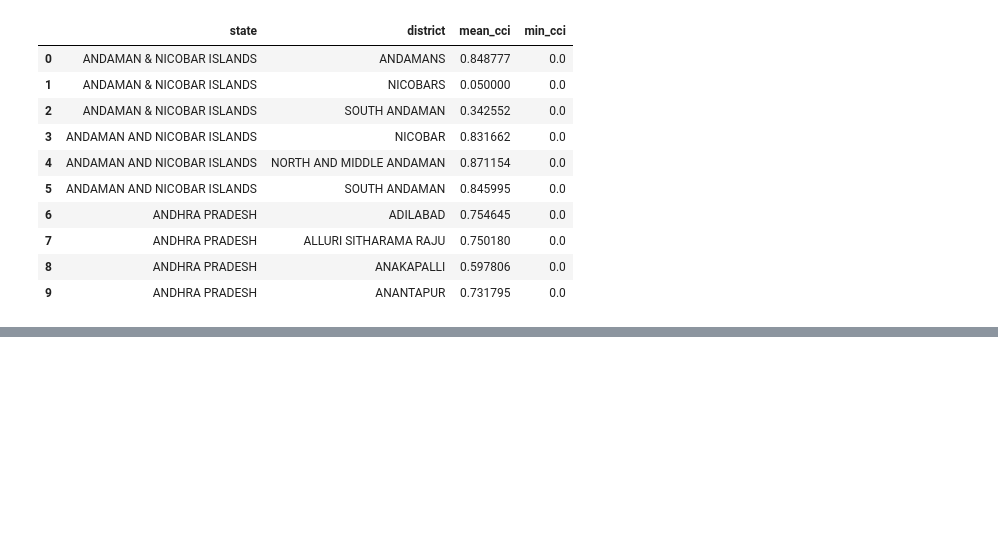
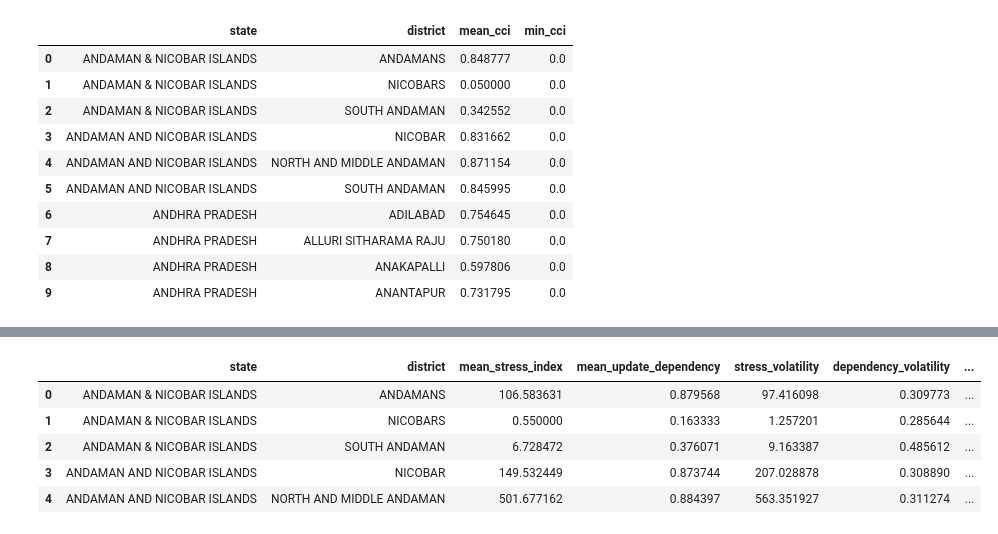
Before and after one commit to MayankDash/Aadhar_UIDAI_DataExploration, a Jupyter notebook: 02_feature_engineering.ipynb, the cells around one changed output, grey strips where cells are left out. Saved outputs shown, nothing was run; the diff lists cells and outputs as text; code cells hidden in the pictures; blank space fills up the shorter version.

```diff
--- a/02_feature_engineering.ipynb
+++ b/02_feature_engineering.ipynb
@@ -304,0 +350,22 @@ monthly_base.to_csv("data/monthly_metrics.csv")
+# %%
+digital_maturity_features = digital_maturity_df[
+    [
+        "state",
+        "district",
+        "mean_stress_index",
+        "mean_update_dependency",
+        "stress_volatility",
+        "dependency_volatility",
+        "pct_active_months",
+        "activity_growth_slope"
+    ]
+]
+# %%
+digital_maturity_features.head()
+# %% [output]
+|  | state | district | mean_stress_index | mean_update_dependency | stress_volatility | dependency_volatility | ... |
+| 0 | ANDAMAN & NICOBAR ISLANDS | ANDAMANS | 106.583631 | 0.879568 | 97.416098 | 0.309773 | ... |
+| 1 | ANDAMAN & NICOBAR ISLANDS | NICOBARS | 0.550000 | 0.163333 | 1.257201 | 0.285644 | ... |
+| 2 | ANDAMAN & NICOBAR ISLANDS | SOUTH ANDAMAN | 6.728472 | 0.376071 | 9.163387 | 0.485612 | ... |
+| 3 | ANDAMAN AND NICOBAR ISLANDS | NICOBAR | 149.532449 | 0.873744 | 207.028878 | 0.308890 | ... |
+| 4 | ANDAMAN AND NICOBAR ISLANDS | NORTH AND MIDDLE ANDAMAN | 501.677162 | 0.884397 | 563.351927 | 0.311274 | ... |
```
Also changed, not shown: parts of 18 cells of this notebook, 5 other files.
